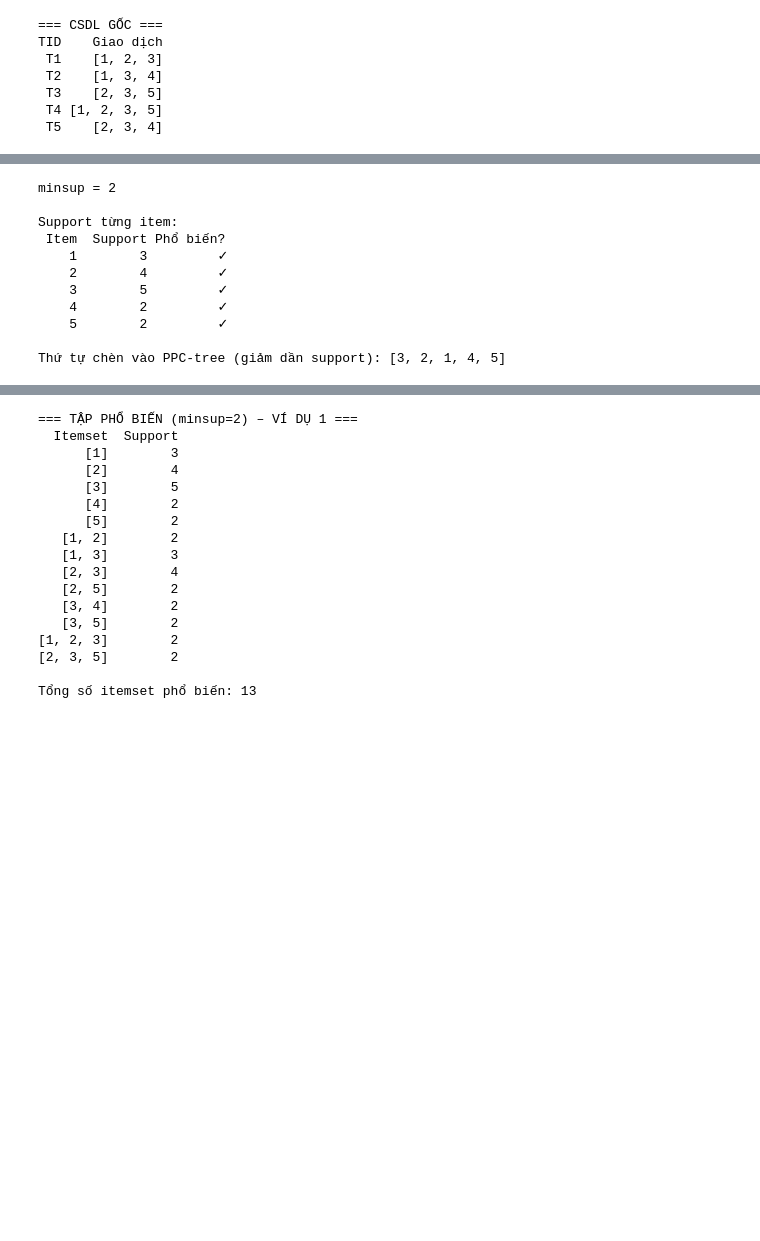
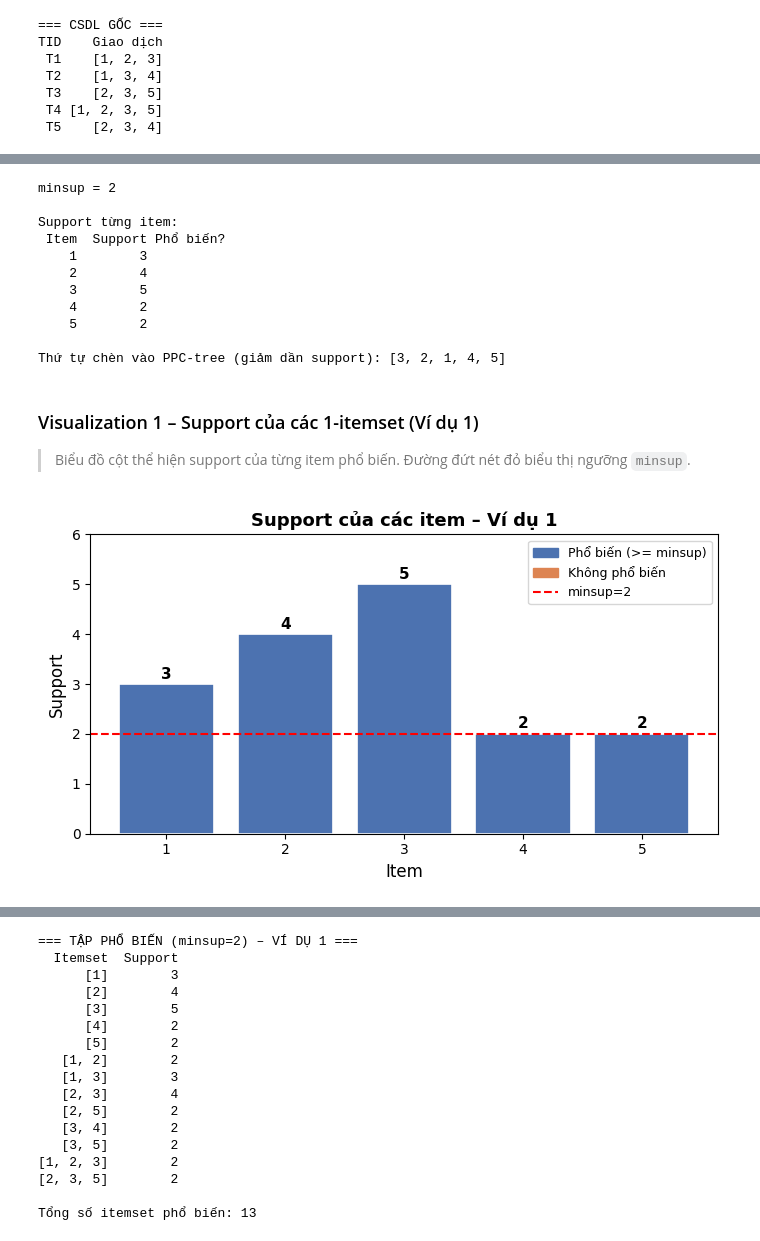
Before and after one commit to thisYui/PrePost, a Jupyter notebook: notebooks/manual_example.ipynb, the cells around one changed output, grey strips where cells are left out. Drawn from its saved outputs; the diff is of its cells as text; code cells hidden in the pictures; blank space fills up the shorter version.

```diff
--- a/notebooks/manual_example.ipynb
+++ b/notebooks/manual_example.ipynb
@@ -111,7 +136,7 @@ order_map = {item: idx for idx, item in enumerate(freq_items)}  # thứ tự ch
 print(f'minsup = {MINSUP}\n')
 print('Support từng item:')
 df_sup = pd.DataFrame([
-    {'Item': item, 'Support': item_sup[item], 'Phổ biến?': '✓' if item_sup[item] >= MINSUP else '✗'}
+    {'Item': item, 'Support': item_sup[item], 'Phổ biến?': '' if item_sup[item] >= MINSUP else ''}
     for item in sorted(item_sup.keys())
 ])
 print(df_sup.to_string(index=False))
@@ -121,13 +146,44 @@ minsup = 2
 
 Support từng item:
  Item  Support Phổ biến?
-    1        3         ✓
-    2        4         ✓
-    3        5         ✓
-    4        2         ✓
-    5        2         ✓
+    1        3
+    2        4
+    3        5
+    4        2
+    5        2
 
 Thứ tự chèn vào PPC-tree (giảm dần support): [3, 2, 1, 4, 5]
+# %% [markdown]
+###  Visualization 1 – Support của các 1-itemset (Ví dụ 1)
+
+> Biểu đồ cột thể hiện support của từng item phổ biến. Đường đứt nét đỏ biểu thị ngưỡng `minsup`.
+# %%
+import matplotlib
+import matplotlib.pyplot as plt
+import matplotlib.patches as mpatches
+matplotlib.rcParams['font.family'] = 'DejaVu Sans'
+
+fig, ax = plt.subplots(figsize=(7, 4))
+items_sorted = sorted(item_sup.keys())
+supports = [item_sup[i] for i in items_sorted]
+colors = ['#4C72B0' if item_sup[i] >= MINSUP else '#DD8452' for i in items_sorted]
+bars = ax.bar([str(i) for i in items_sorted], supports, color=colors, edgecolor='white', linewidth=1.2)
+ax.axhline(MINSUP, color='red', linestyle='--', linewidth=1.5, label=f'minsup = {MINSUP}')
+for bar, sup in zip(bars, supports):
+    ax.text(bar.get_x() + bar.get_width()/2, bar.get_height() + 0.05, str(sup),
+            ha='center', va='bottom', fontsize=11, fontweight='bold')
+freq_patch = mpatches.Patch(color='#4C72B0', label='Phổ biến (>= minsup)')
+infreq_patch = mpatches.Patch(color='#DD8452', label='Không phổ biến')
+ax.legend(handles=[freq_patch, infreq_patch, plt.Line2D([0],[0],color='red',linestyle='--',label=f'minsup={MINSUP}')], fontsize=9)
+ax.set_xlabel('Item', fontsize=12)
+ax.set_ylabel('Support', fontsize=12)
+ax.set_title('Support của các item – Ví dụ 1', fontsize=13, fontweight='bold')
+ax.set_ylim(0, max(supports) + 1)
+ax.yaxis.set_major_locator(plt.MaxNLocator(integer=True))
+plt.tight_layout()
+plt.show()
+# %% [output]
+[figure, added]
 # %% [markdown]
 ### 1.3 Bước 2 – Xây dựng PPC-tree
 
```
Also changed, not shown: parts of 42 cells of this notebook, 39 other files.
